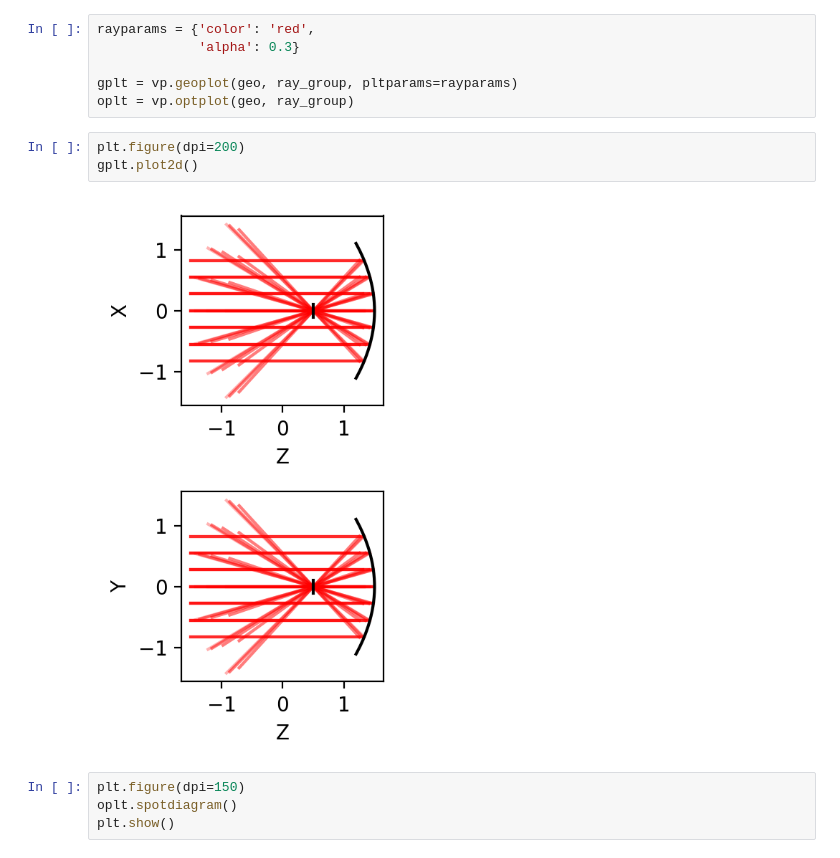
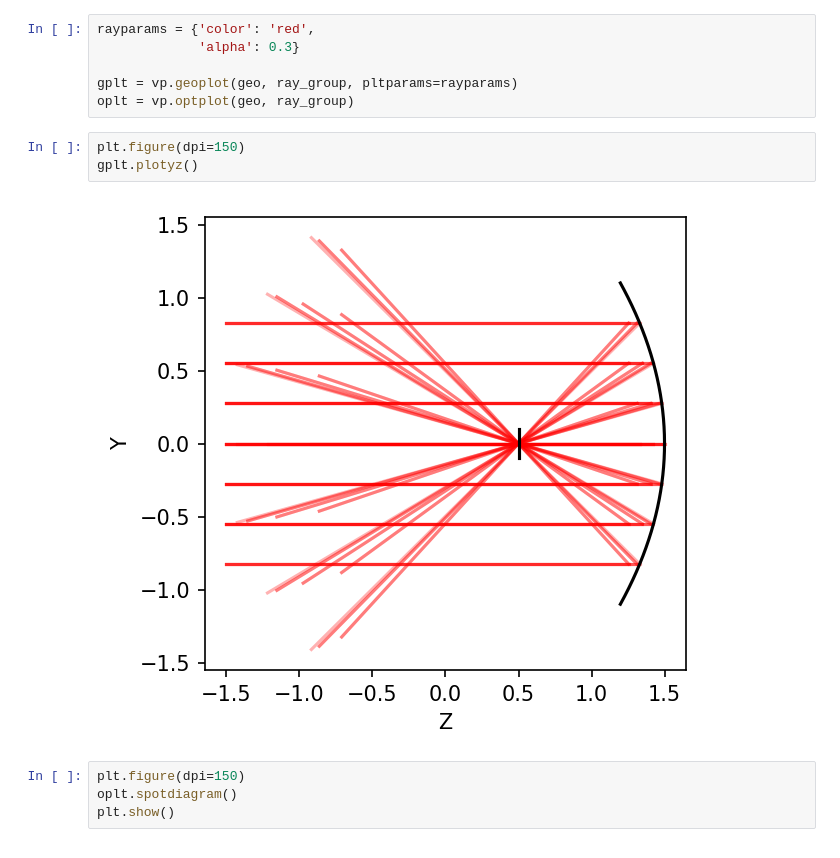
Before and after one commit to GNiendorf/tracepy, a Jupyter notebook: validation/Parabolic_Null_Test.ipynb, the cells around one changed output. Cells and saved outputs as stored; diff of their text form.

```diff
--- a/validation/Parabolic_Null_Test.ipynb
+++ b/validation/Parabolic_Null_Test.ipynb
@@ -35,10 +35,10 @@ rayparams = {'color': 'red',
 gplt = vp.geoplot(geo, ray_group, pltparams=rayparams)
 oplt = vp.optplot(geo, ray_group)
 # %%
-plt.figure(dpi=200)
-gplt.plot2d()
+plt.figure(dpi=150)
+gplt.plotyz()
 # %% [output]
-[figure, old version]
+[figure, new version]
 # %%
 plt.figure(dpi=150)
 oplt.spotdiagram()
```
Also changed, not shown: 1 other file.
